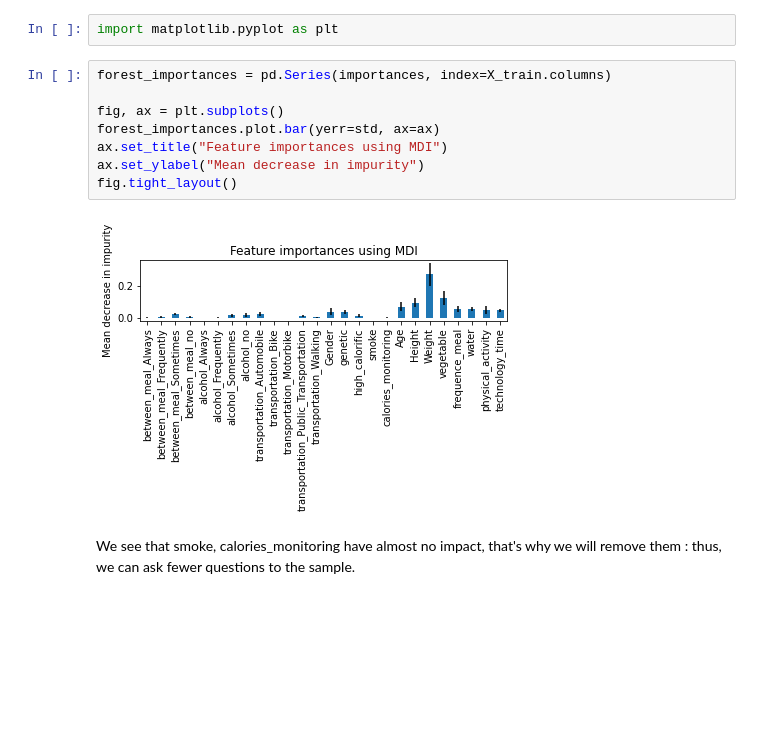
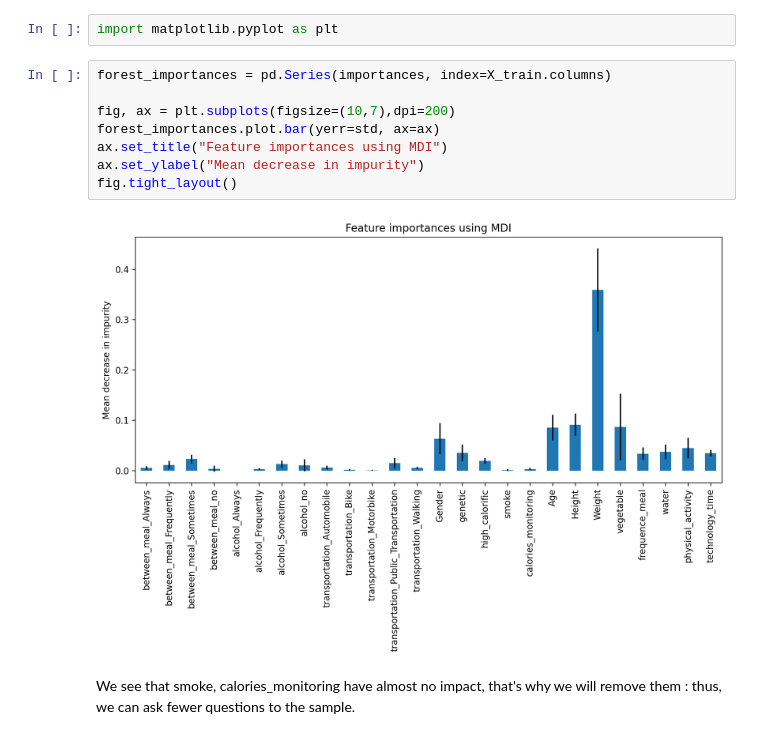
Before and after one commit to theo2bel/obesity, a Jupyter notebook: AI_Obesity_Project.ipynb, the cells around one changed output. Saved outputs shown, nothing was run; the diff lists cells and outputs as text; blank space fills up the shorter version.

```diff
--- a/AI_Obesity_Project.ipynb
+++ b/AI_Obesity_Project.ipynb
@@ -171,13 +171,13 @@ import matplotlib.pyplot as plt
 # %%
 forest_importances = pd.Series(importances, index=X_train.columns)
 
-fig, ax = plt.subplots()
+fig, ax = plt.subplots(figsize=(10,7),dpi=200)
 forest_importances.plot.bar(yerr=std, ax=ax)
 ax.set_title("Feature importances using MDI")
 ax.set_ylabel("Mean decrease in impurity")
 fig.tight_layout()
 # %% [output]
-[figure, old version]
+[figure, new version]
 # %% [markdown]
 We see that smoke, calories_monitoring have almost no impact, that's why we will remove them : thus, we can ask fewer questions to the sample.
 # %% [markdown]
```
Also changed, not shown: parts of 2 cells of this notebook.
